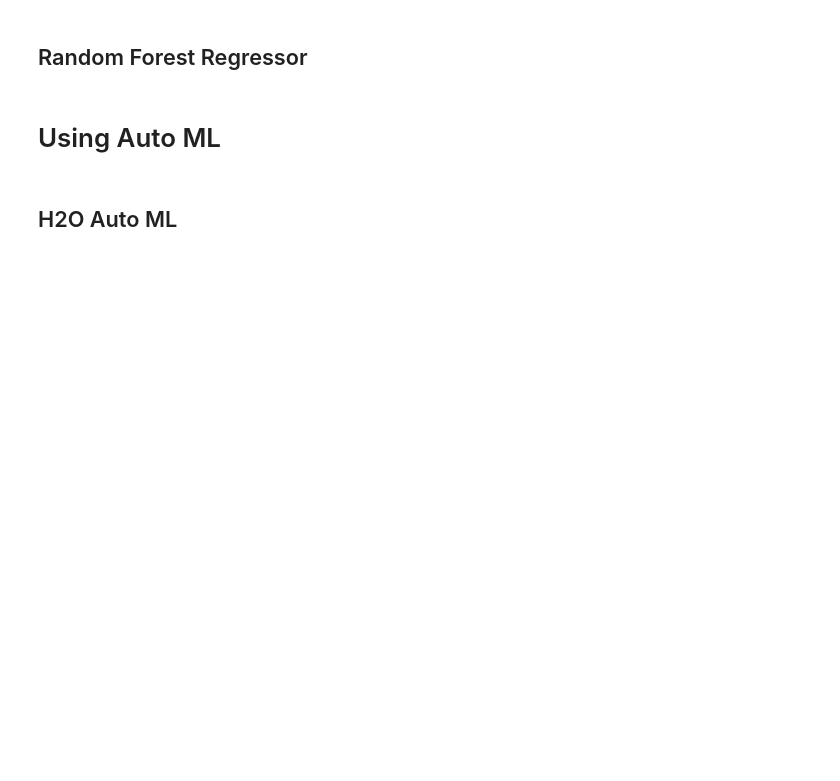
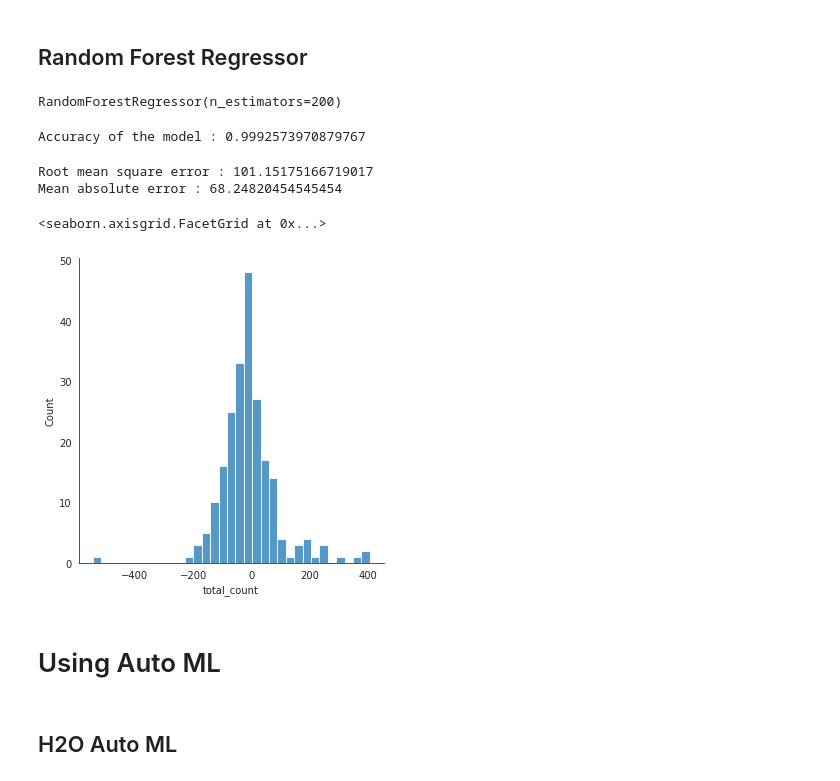
Before and after one commit to Chickyonline/AmazonSageMakerCourse, a Jupyter notebook: Bike_Rental_Count_Prediction_using_ML_and_H2O_Auto_ML.ipynb, the cells around one changed output. Drawn from its saved outputs; the diff is of its cells as text; code cells hidden in the pictures; blank space fills up the shorter version.

```diff
--- a/Bike_Rental_Count_Prediction_using_ML_and_H2O_Auto_ML.ipynb
+++ b/Bike_Rental_Count_Prediction_using_ML_and_H2O_Auto_ML.ipynb
@@ -199,6 +295,6 @@ num_attributes=['temp','windspeed','humidity','month','weekday']
 # %% [markdown]
 ### One Hot Encoding
 # %%
-encoded_df =pd.get_dummies(x,columns=cat_attributes)
+encoded_df =pd.get_dummies(df,columns=cat_attributes)
 print('Shape of transfomed dataframe::',encoded_df.shape)
 encoded_df.head()
@@ -211,0 +339,6 @@ from sklearn.model_selection import cross_val_score,cross_val_predict,train_test
+# %%
+encoded_df = encoded_df[['rec_id', 'month', 'weekday', 'temp', 'atemp', 'humidity', 'windspeed',
+       'casual', 'registered', 'season_1', 'season_2',
+       'season_3', 'season_4', 'holiday_0', 'holiday_1', 'workingday_0',
+       'workingday_1', 'weather_condition_1', 'weather_condition_2',
+       'weather_condition_3', 'year_0', 'year_1','total_count']]
@@ -257,9 +468,13 @@ from sklearn.ensemble import RandomForestRegressor
 rf=RandomForestRegressor(n_estimators=200)
 # %%
 rf.fit(X_train,y_train)
+# %% [output]
+RandomForestRegressor(n_estimators=200)
 # %%
 rf_score =rf.score(X_train,y_train)
 print('Accuracy of the model :',rf_score)
+# %% [output]
+Accuracy of the model : 0.9992573970879767
 # %%
 rf_pred=rf.predict(X_test)
 # %%
@@ -269,6 +484,14 @@ print('Root mean square error :',rmse)
 #Mean absolute error
 mae=metrics.mean_absolute_error(y_test,rf_pred)
 print('Mean absolute error :',mae)
+# %% [output]
+Root mean square error : 101.15175166719017
+Mean absolute error : 68.24820454545454
+# %%
+sns.displot(y_test - rf_pred)
+# %% [output]
+<seaborn.axisgrid.FacetGrid at 0x...>
+[figure, added]
 # %% [markdown]
 # Using Auto ML
 # %% [markdown]
```
Also changed, not shown: parts of 54 cells of this notebook.
